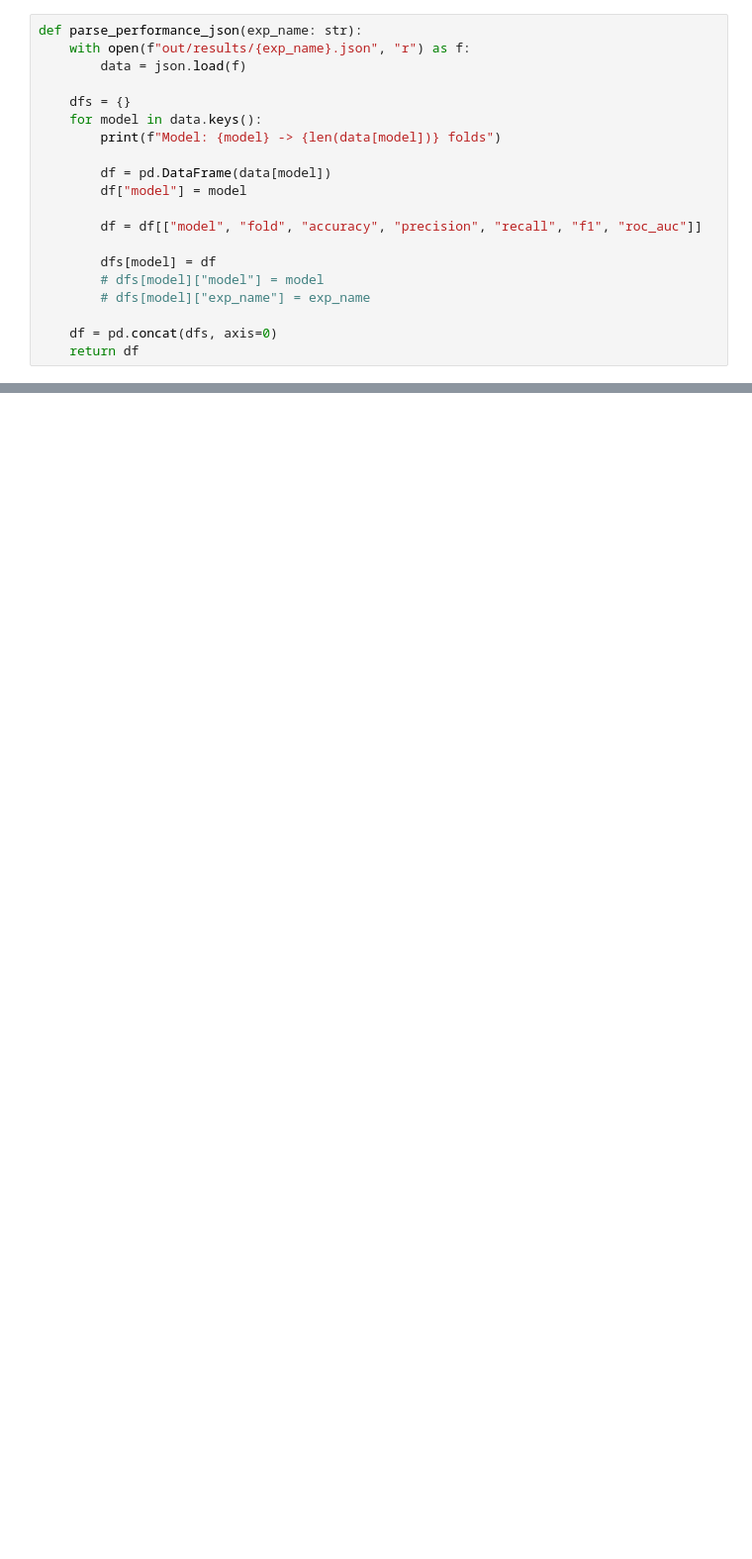
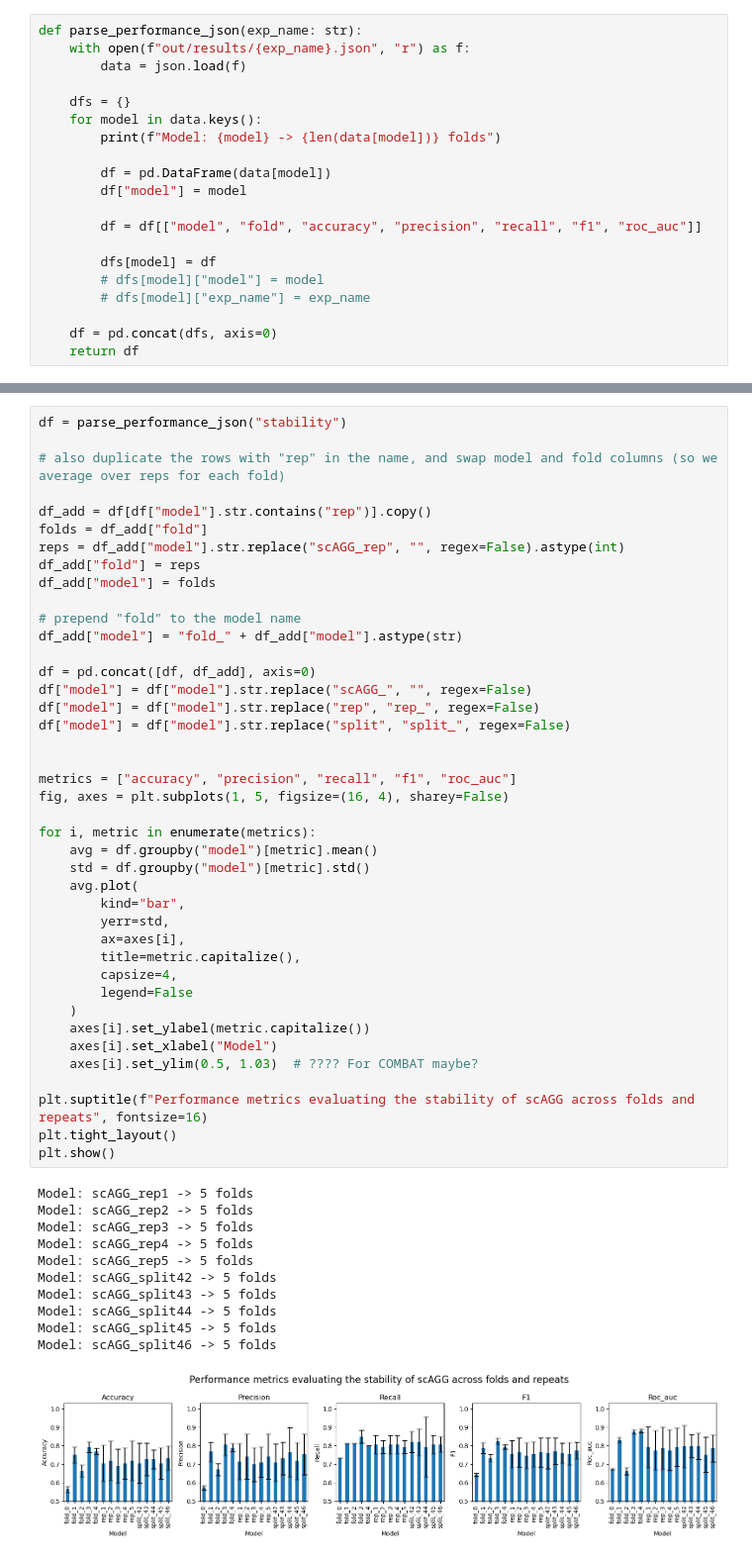
Before and after one commit to timoverlaan/scAGG, a Jupyter notebook: src/analysis/fig_performance.ipynb, the cells around one changed output, grey strips where cells are left out. Shown at 99% size. Cells and saved outputs as stored; diff of their text form; blank space fills up the shorter version.

```diff
--- a/src/analysis/fig_performance.ipynb
+++ b/src/analysis/fig_performance.ipynb
@@ -76,0 +188,53 @@ Model: scAGG+AP -> 1 folds
+# %%
+df = parse_performance_json("stability")
+
+# also duplicate the rows with "rep" in the name, and swap model and fold columns (so we average over reps for each fold)
+
+df_add = df[df["model"].str.contains("rep")].copy()
+folds = df_add["fold"]
+reps = df_add["model"].str.replace("scAGG_rep", "", regex=False).astype(int)
+df_add["fold"] = reps
+df_add["model"] = folds
+
+# prepend "fold" to the model name
+df_add["model"] = "fold_" + df_add["model"].astype(str)
+
+df = pd.concat([df, df_add], axis=0)
+df["model"] = df["model"].str.replace("scAGG_", "", regex=False)
+df["model"] = df["model"].str.replace("rep", "rep_", regex=False)
+df["model"] = df["model"].str.replace("split", "split_", regex=False)
+
+
+metrics = ["accuracy", "precision", "recall", "f1", "roc_auc"]
+fig, axes = plt.subplots(1, 5, figsize=(16, 4), sharey=False)
+
+for i, metric in enumerate(metrics):
+    avg = df.groupby("model")[metric].mean()
+    std = df.groupby("model")[metric].std()
+    avg.plot(
+        kind="bar",
+        yerr=std,
+        ax=axes[i],
+        title=metric.capitalize(),
+        capsize=4,
+        legend=False
+    )
+    axes[i].set_ylabel(metric.capitalize())
+    axes[i].set_xlabel("Model")
+    axes[i].set_ylim(0.5, 1.03)  # ???? For COMBAT maybe?
+
+plt.suptitle(f"Performance metrics evaluating the stability of scAGG across folds and repeats", fontsize=16)
+plt.tight_layout()
+plt.show()
+# %% [output]
+Model: scAGG_rep1 -> 5 folds
+Model: scAGG_rep2 -> 5 folds
+Model: scAGG_rep3 -> 5 folds
+Model: scAGG_rep4 -> 5 folds
+Model: scAGG_rep5 -> 5 folds
+Model: scAGG_split42 -> 5 folds
+Model: scAGG_split43 -> 5 folds
+Model: scAGG_split44 -> 5 folds
+Model: scAGG_split45 -> 5 folds
+Model: scAGG_split46 -> 5 folds
+[figure, added]
```
Also changed, not shown: parts of 5 cells of this notebook, 5 other files.
